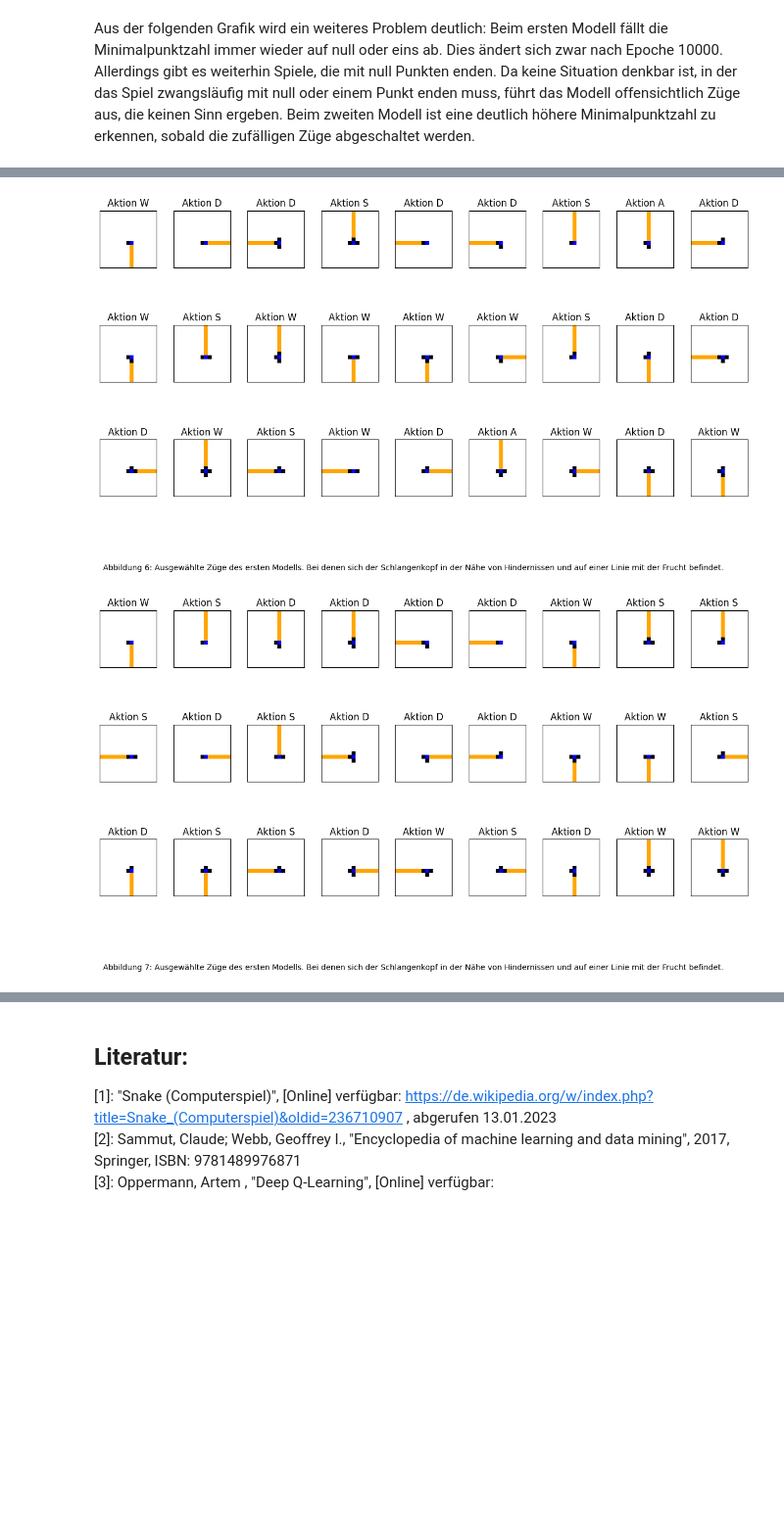
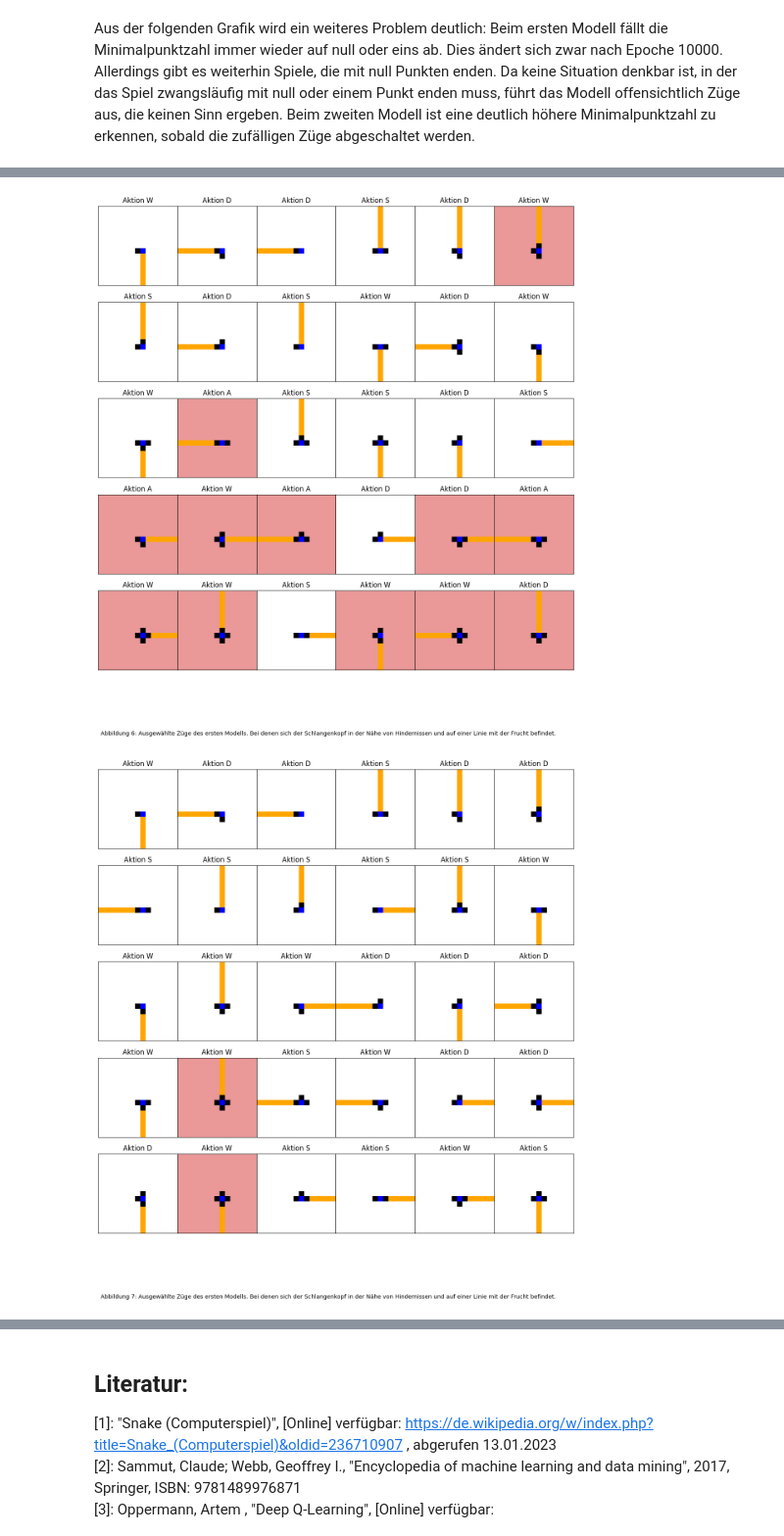
Before and after one commit to florianw830/DeepLearningWS2324, a Jupyter notebook: Snake.ipynb, the cells around one changed output, grey strips where cells are left out. Shown at 98% size. Saved outputs shown, nothing was run; the diff lists cells and outputs as text; code cells hidden in the pictures; blank space fills up the shorter version.

```diff
--- a/Snake.ipynb
+++ b/Snake.ipynb
@@ -278,7 +291,7 @@ class SnakeGame():
 # %% [markdown]
 Die fertige Implementierung lässt sich hier testen. Die Darstellung erfolgt standardmäßig mit einer Auflösung von 1024x768 Pixlen. Die Steuerung der Schlange erfolgt durch die Tasten W,A,S,D. Dabei steuert W den Kppf nach oben, S nach unten, und A,D nach links bzw. rechts.
 # %%
-sn = SnakeGame()
+sn = SnakeGame(random_obstacles=True)
 
 sv =SnakeView(sn)
 sn.register_observer(sv)
@@ -305,7 +318,7 @@ class SnakeQLearning:
         self.hit=0
     #Erzeugt aus dem aktuellen Zustand des Spiels einen
     #Schlüssel.
-    def get_key(self,snake,fruit):
+    def get_key(self,snake,fruit, obstacles = []):
 
         #s ='-'.join([str(x) for x in snake[0]])
         #return f'{s}-{str(fruit)}'
@@ -321,11 +334,16 @@ class SnakeQLearning:
         s[8] = int(snake[0][0]==fruit[0])
         s[9] = int(snake[0][1]==fruit[1])
 
+        if obstacles != []:
+            s[4] = int(s[4] or (snake[0][0]-1,snake[0][1]) in obstacles)
+            s[5] = int(s[5] or (snake[0][0],snake[0][1]-1) in obstacles)
+            s[6] = int(s[6] or (snake[0][0]+1,snake[0][1]) in obstacles)
+            s[7] = int(s[7]  or (snake[0][0],snake[0][1]+1) in obstacles)
 
 
         return '.'.join([str(x) for x in s])
-    def get_action(self,snake,fruit):
-        key = self.get_key(snake,fruit)
+    def get_action(self,snake,fruit,obstacles):
+        key = self.get_key(snake,fruit,obstacles)
         if rnd.randint(0,100)<self.explore_exploid or key not in self.q_table :
             #Zufällige Aktion W,A,S,D (0-3) oder nichts (4)
             retVal = rnd.randint(0,4)
@@ -342,9 +360,9 @@ class SnakeQLearning:
 
         return retVal
 
-    def update(self,snake, fruit, action, points, snake_new, game_over):
-        key_act = self.get_key(snake,fruit)
-        key_new = self.get_key(snake_new,fruit)
+    def update(self,snake, fruit, action, points, snake_new, game_over,obstacles=[]):
+        key_act = self.get_key(snake,fruit,obstacles)
+        key_new = self.get_key(snake_new,fruit,obstacles)
 
         if key_act not in self.q_table:
             self.q_table[key_act] = defaultdict(int)
@@ -611,13 +623,17 @@ Die folgenden Abbildungen zeigen die Welt aus Sicht der Zustandsbewertungsfunkti
 # %%
 zzz = [ x for x in newsq.q_table if x.split(".")[4] == "1" and (x.split(".")[8] == "1" or x.split(".")[9] == "1")]
 def plot_list(p_list,model,fig_text):
-    colors = ['white',  'blue','black', 'orange','red']
+    colors = ['white','blue','black', 'orange','red','yellow']
+    colors2= [(0.9, 0.5, 0.5, 0.8),'blue','black', 'orange','red','yellow']
     plot_keys = ["W","A","S","D"]
+    dir_list = [(0,-1),(-1,0),(0,1),(1,0)]
+    acts = [()]
     cmap = ListedColormap(colors)
-    num_cols = 9
-    num_rows = len(p_list)//9
+    cmap2 = ListedColormap(colors2)
+    num_cols = 6
+    num_rows = len(p_list)//num_cols
     num_subplots = len(p_list)
-    fig, axs = plt.subplots(num_rows, num_cols, figsize=(15, 8))
+    fig, axs = plt.subplots(num_rows, num_cols, figsize=(15, 3*num_rows),gridspec_kw={'height_ratios': [4]*num_rows})
 
     for i in range(num_rows):
         for j in range(num_cols):
@@ -629,6 +645,8 @@ def plot_list(p_list,model,fig_text):
             if tmp[5] == "1": tmp_snake.append((6,7))
             if tmp[6] == "1": tmp_snake.append((7,8))
             if tmp[7] == "1": tmp_snake.append((8,7))
+
+
             plot = np.zeros((board_size, board_size))
             if tmp[0] == "1":
                 x_from = 0
@@ -642,35 +660,49 @@ def plot_list(p_list,model,fig_text):
 
             if tmp[2] == "1":
                 y_from = 0
                 y_to = 8
             else:
                 y_from = 8
                 y_to = board_size
             if tmp[9] == "1":
                 y_from = 8
                 y_to = 9
             for x in range(x_from,x_to):
                 for y in range(y_from,y_to):
                     plot[y:y+1,x:x+1] = 3
             plot[tmp_snake[0][0]+1,tmp_snake[0][1]+1] =1
             for t in tmp_snake[1:]:
                 plot[t[0]+1,t[1]+1] =2
-            axs[i, j].imshow(plot, cmap=cmap, vmin=0, vmax=4)
+
+
+
+            tmp_action = plot_keys[max(model.q_table[p_list[idx]], key=model.q_table[p_list[idx]].get)]
+            tmp_dir = dir_list[plot_keys.index(tmp_action)]
+            tmp_head = (tmp_snake[0][1]+tmp_dir[1],tmp_snake[0][0]+tmp_dir[0])
+            if tmp_head in tmp_snake[1:]:
+                axs[i, j].imshow(plot, cmap=cmap2, vmin=0, vmax=5)
+            else:
+                axs[i, j].imshow(plot, cmap=cmap, vmin=0, vmax=5)
             axs[i, j].set_xticks([])
             axs[i, j].set_yticks([])
+            #print(model.q_table[p_list[idx]])
 
-            axs[i, j].set_title( "Aktion " + plot_keys[max(model.q_table[p_list[idx]], key=model.q_table[p_list[idx]].get)])
+            #print(plot_keys[max(model.q_table[p_list[idx]], key=model.q_table[p_list[idx]].get)])
+
+
+            axs[i, j].set_title( "Aktion " + tmp_action)
+
         #print(j)
         #print(newsq.q_table[j])
-    plt.subplots_adjust(wspace=0.3, hspace=0)
+    plt.subplots_adjust(wspace=0.0, hspace=0.1)
     plt.figtext(0.5, 0.01, fig_text, wrap=True, horizontalalignment='center', fontsize=10)
     plt.show()
 
 
 plot_list(zzz,newsq,"Abbildung 6: Ausgewählte Züge des ersten Modells. Bei denen sich der Schlangenkopf in der Nähe von Hindernissen und auf einer Linie mit der Frucht befindet.")
 
 k2 = [ x for x in newsq2.q_table if x.split(".")[4] == "1" and (x.split(".")[8] == "1" or x.split(".")[9] == "1")]
 plot_list(k2,newsq2,"Abbildung 7: Ausgewählte Züge des ersten Modells. Bei denen sich der Schlangenkopf in der Nähe von Hindernissen und auf einer Linie mit der Frucht befindet.")
 # %% [output]
-[figure, old version]
+[figure, new version]
-[figure, old version]
+[figure, new version]
```
Also changed, not shown: parts of 20 cells of this notebook.
